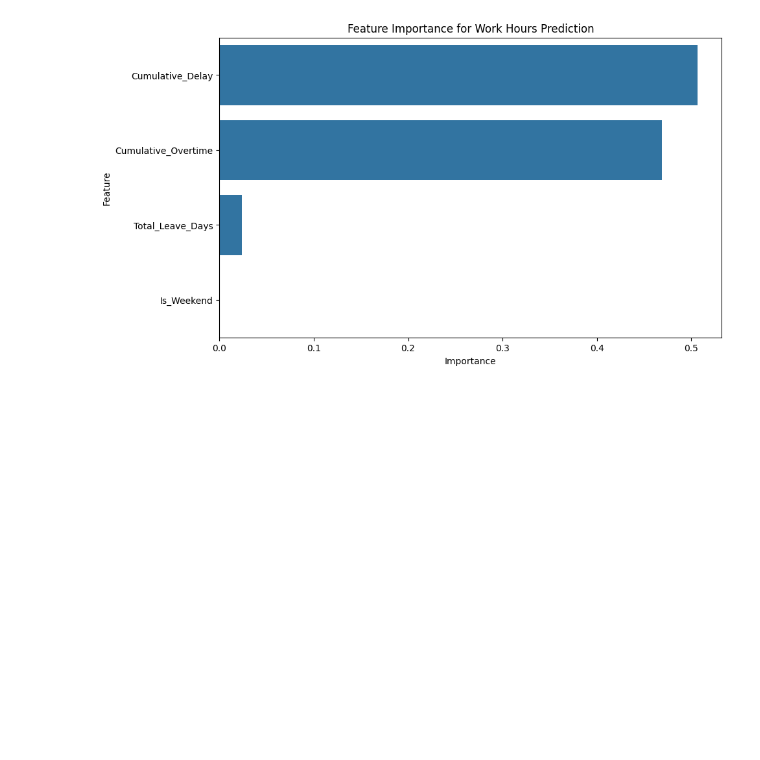
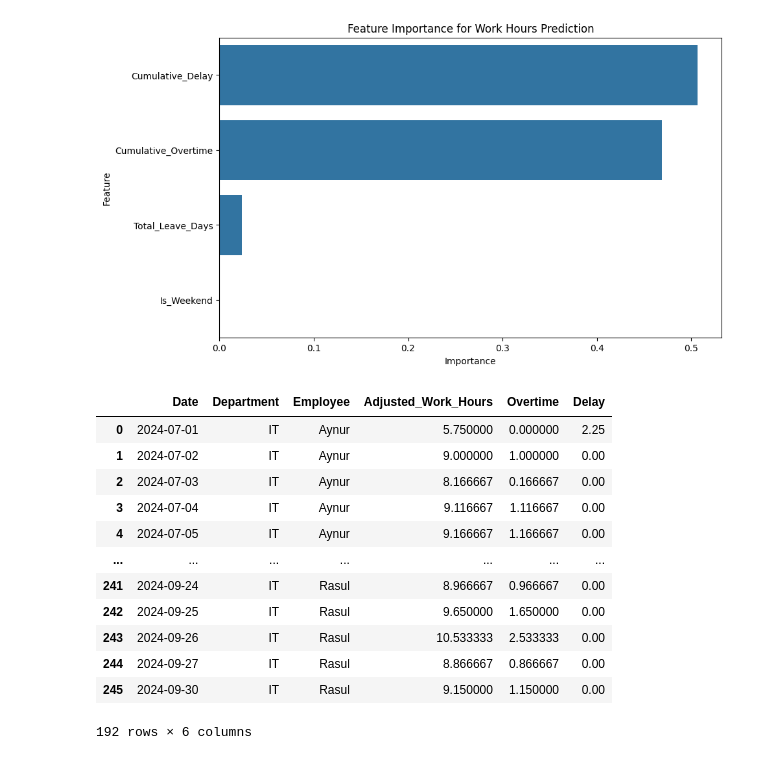
Before and after one commit to Ismat-Samadov/ICTA_DataAnalyst, a Jupyter notebook: analyse.ipynb, the cells around one changed output. Drawn from its saved outputs; the diff is of its cells as text; code cells hidden in the pictures; blank space fills up the shorter version.

```diff
--- a/analyse.ipynb
+++ b/analyse.ipynb
@@ -445,43 +445,46 @@ attendance_with_permission = pd.merge(attendance_data,
 # Adjust the work hours by subtracting the permission hours (if they exist)
 attendance_with_permission['Adjusted_Work_Hours'] = attendance_with_permission['Work_Hours'] - attendance_with_permission['Permission_Hours'].fillna(0)
 
 # Mark leave days from the holiday data
 holiday_data['Start'] = pd.to_datetime(holiday_data['Start'])
 holiday_data['End'] = pd.to_datetime(holiday_data['End'])
 
 # Create a list of all leave dates from holiday data (all days between the start and end of leave)
 leave_dates = []
 for idx, row in holiday_data.iterrows():
     leave_dates += pd.date_range(row['Start'], row['End']).to_list()
 
 # Mark 'On_Leave' if the employee's date is within the leave dates
 attendance_with_permission['On_Leave'] = attendance_with_permission['Date'].isin(leave_dates)
 
 # Mark weekends (Saturday and Sunday) for exclusion from leave calculations
 attendance_with_permission['Date'] = pd.to_datetime(attendance_with_permission['Date'])
 attendance_with_permission['Is_Weekend'] = attendance_with_permission['Date'].dt.weekday >= 5  # Saturday (5) and Sunday (6)
 
 # Filter out leave days that fall on weekends (we don't count leave on non-working days)
 attendance_with_permission = attendance_with_permission[~(attendance_with_permission['On_Leave'] & attendance_with_permission['Is_Weekend'])]
 
-# Calculate fines based on how much an employee was delayed
-attendance_with_permission['Fine'] = 0.0
-attendance_with_permission.loc[attendance_with_permission['Delay'] > 3, 'Fine'] = 0.02  # 2% fine for 3-10 hours delay
-attendance_with_permission.loc[attendance_with_permission['Delay'] > 10, 'Fine'] = 0.03  # 3% fine for 10-20 hours delay
-attendance_with_permission.loc[attendance_with_permission['Delay'] > 20, 'Fine'] = 0.05  # 5% fine for more than 20 hours delay
-
-# Calculate bonuses based on how much overtime an employee worked
-attendance_with_permission['Bonus'] = 0.0
-attendance_with_permission.loc[attendance_with_permission['Overtime'] > 3, 'Bonus'] = 0.02  # 2% bonus for 3-10 hours overtime
-attendance_with_permission.loc[attendance_with_permission['Overtime'] > 10, 'Bonus'] = 0.03  # 3% bonus for 10-20 hours overtime
-attendance_with_permission.loc[attendance_with_permission['Overtime'] > 20, 'Bonus'] = 0.05  # 5% bonus for more than 20 hours overtime
-
 # Filter out rows where employees were on leave (leave days should not count in final data)
 attendance_with_permission = attendance_with_permission[~attendance_with_permission['On_Leave']]
 
 # Final dataset with the required fields
-final_data = attendance_with_permission[['Date', 'Department', 'Employee', 'Adjusted_Work_Hours', 'Overtime', 'Delay', 'Fine', 'Bonus']]
+final_data = attendance_with_permission[['Date', 'Department', 'Employee', 'Adjusted_Work_Hours', 'Overtime', 'Delay',]]
 
 # Save the final dataset to an Excel file
 excel_file_path = 'data/data.xlsx'
 final_data.to_excel(excel_file_path, index=False)
+final_data
+# %% [output]
+|  | Date | Department | Employee | Adjusted_Work_Hours | Overtime | Delay |
+| 0 | 2024-07-01 | IT | Aynur | 5.750000 | 0.000000 | 2.25 |
+| 1 | 2024-07-02 | IT | Aynur | 9.000000 | 1.000000 | 0.00 |
+| 2 | 2024-07-03 | IT | Aynur | 8.166667 | 0.166667 | 0.00 |
+| 3 | 2024-07-04 | IT | Aynur | 9.116667 | 1.116667 | 0.00 |
+| 4 | 2024-07-05 | IT | Aynur | 9.166667 | 1.166667 | 0.00 |
+| ... | ... | ... | ... | ... | ... | ... |
+| 241 | 2024-09-24 | IT | Rasul | 8.966667 | 0.966667 | 0.00 |
+| 242 | 2024-09-25 | IT | Rasul | 9.650000 | 1.650000 | 0.00 |
+| 243 | 2024-09-26 | IT | Rasul | 10.533333 | 2.533333 | 0.00 |
+| 244 | 2024-09-27 | IT | Rasul | 8.866667 | 0.866667 | 0.00 |
+| 245 | 2024-09-30 | IT | Rasul | 9.150000 | 1.150000 | 0.00 |
+192 rows × 6 columns
```
Also changed, not shown: parts of 3 cells of this notebook, 2 other files.
